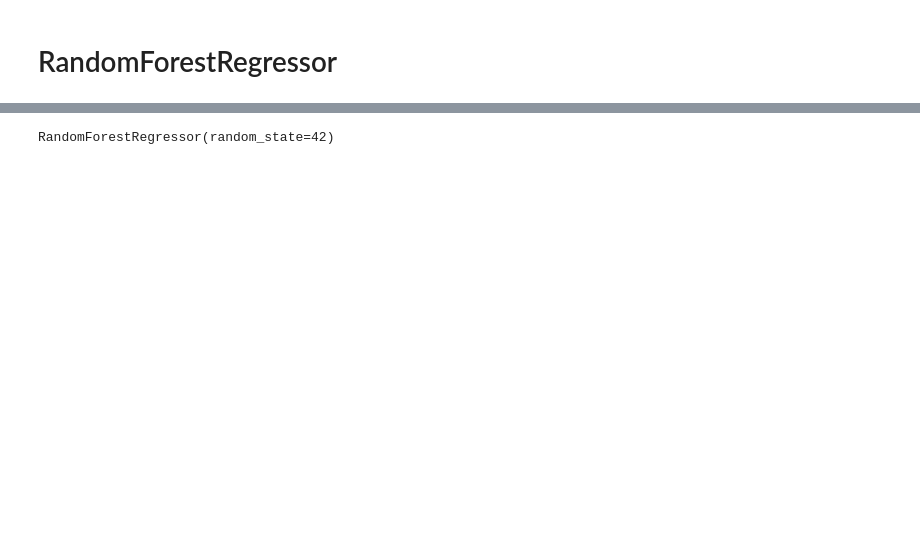
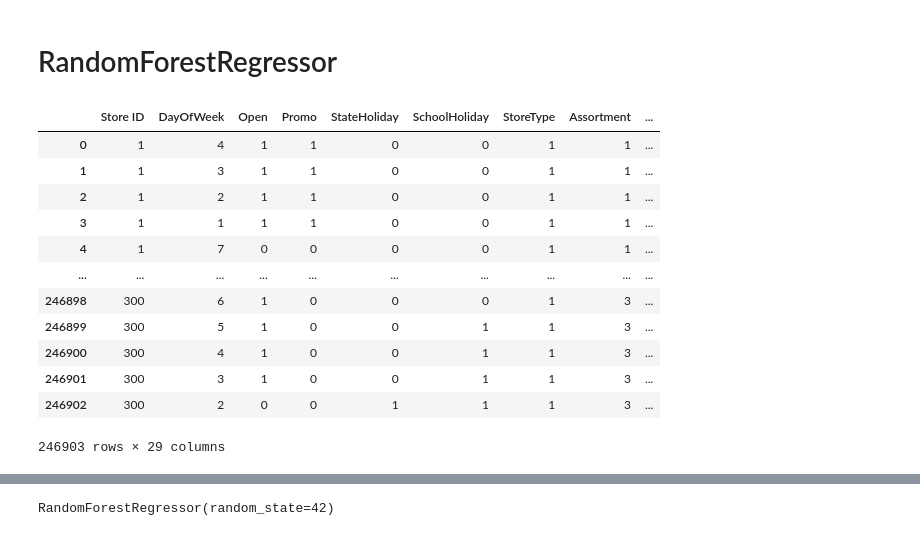
Before and after one commit to Wladi-S/ML1-RetailRevenuePrediction, a Jupyter notebook: notebooks/final_perdiction.ipynb, the cells around one changed output, grey strips where cells are left out. Cells and saved outputs as stored; diff of their text form; code cells hidden in the pictures; blank space fills up the shorter version.

```diff
--- a/notebooks/final_perdiction.ipynb
+++ b/notebooks/final_perdiction.ipynb
@@ -326,5 +312,21 @@ NameError: name 'fsdf' is not defined
 # %% [markdown]
 # RandomForestRegressor
+# %%
+X
+# %% [output]
+|  | Store ID | DayOfWeek | Open | Promo | StateHoliday | SchoolHoliday | StoreType | Assortment | ... |
+| 0 | 1 | 4 | 1 | 1 | 0 | 0 | 1 | 1 | ... |
+| 1 | 1 | 3 | 1 | 1 | 0 | 0 | 1 | 1 | ... |
+| 2 | 1 | 2 | 1 | 1 | 0 | 0 | 1 | 1 | ... |
+| 3 | 1 | 1 | 1 | 1 | 0 | 0 | 1 | 1 | ... |
+| 4 | 1 | 7 | 0 | 0 | 0 | 0 | 1 | 1 | ... |
+| ... | ... | ... | ... | ... | ... | ... | ... | ... | ... |
+| 246898 | 300 | 6 | 1 | 0 | 0 | 0 | 1 | 3 | ... |
+| 246899 | 300 | 5 | 1 | 0 | 0 | 1 | 1 | 3 | ... |
+| 246900 | 300 | 4 | 1 | 0 | 0 | 1 | 1 | 3 | ... |
+| 246901 | 300 | 3 | 1 | 0 | 0 | 1 | 1 | 3 | ... |
+| 246902 | 300 | 2 | 0 | 0 | 1 | 1 | 1 | 3 | ... |
+246903 rows × 29 columns
 # %%
 X = train_df.drop(["Sales","Customers"],axis=1)
 y = train_df["Sales"]
```
Also changed, not shown: parts of 24 cells of this notebook, 5 other files.
